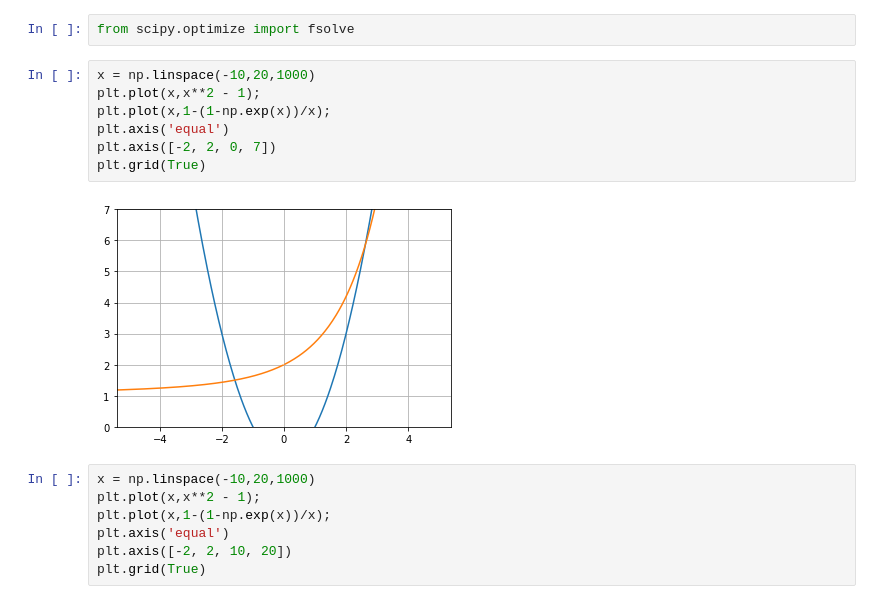
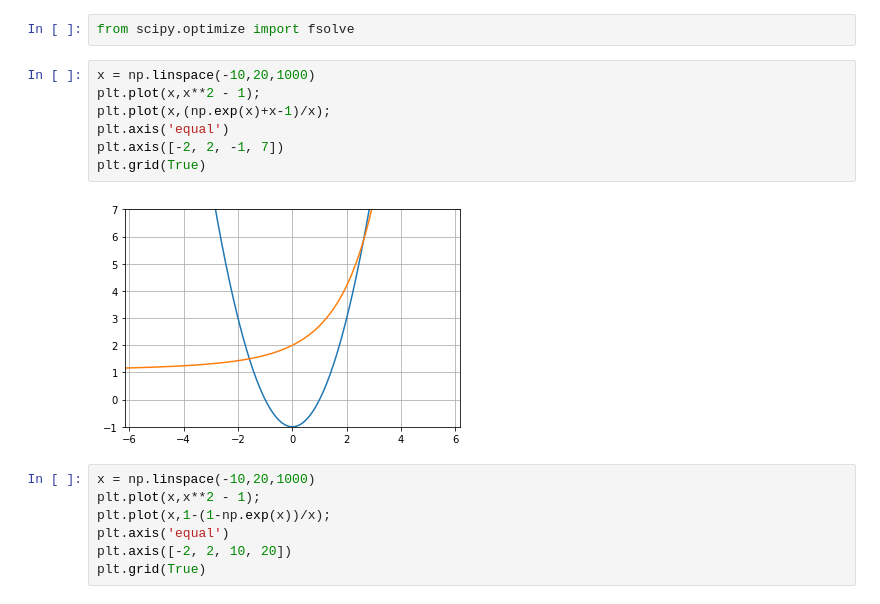
Before and after one commit to superpavelka/introduction-to-higher-mathematics, a Jupyter notebook: Task3/Task3.ipynb, the cells around one changed output. Drawn from its saved outputs; the diff is of its cells as text.

Commit message:
les3: graphics 3.2

```diff
--- a/Task3/Task3.ipynb
+++ b/Task3/Task3.ipynb
@@ -257,12 +253,12 @@ from scipy.optimize import fsolve
 # %%
 x = np.linspace(-10,20,1000)
 plt.plot(x,x**2 - 1);
-plt.plot(x,1-(1-np.exp(x))/x);
+plt.plot(x,(np.exp(x)+x-1)/x);
 plt.axis('equal')
-plt.axis([-2, 2, 0, 7])
+plt.axis([-2, 2, -1, 7])
 plt.grid(True)
 # %% [output]
-[figure, old version]
+[figure, new version]
 # %%
 x = np.linspace(-10,20,1000)
 plt.plot(x,x**2 - 1);
```
Also changed, not shown: parts of 3 cells of this notebook, 1 other file.
